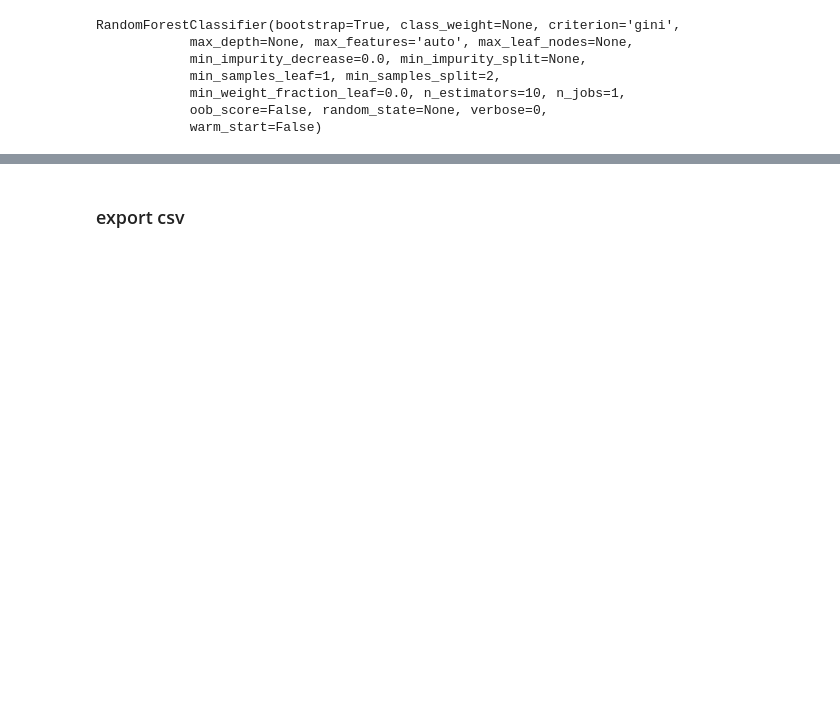
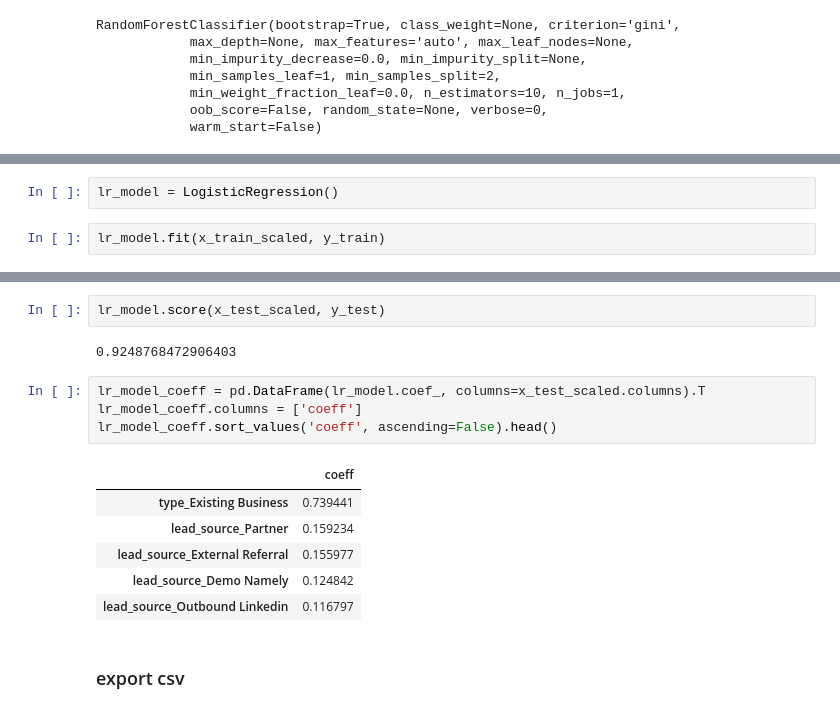
Before and after one commit to YiLuo829/hackathon, a Jupyter notebook: Pipeline.ipynb, the cells around one changed output, grey strips where cells are left out. Cells and saved outputs as stored; diff of their text form; blank space fills up the shorter version.

```diff
--- a/Pipeline.ipynb
+++ b/Pipeline.ipynb
@@ -143,0 +170,4 @@ RandomForestClassifier(bootstrap=True, class_weight=None, criterion='gini',
+# %%
+lr_model = LogisticRegression()
+# %%
+lr_model.fit(x_train_scaled, y_train)
@@ -144,3 +191,18 @@ RandomForestClassifier(bootstrap=True, class_weight=None, criterion='gini',
+# %%
+lr_model.score(x_test_scaled, y_test)
+# %% [output]
+0.9248768472906403
+# %%
+lr_model_coeff = pd.DataFrame(lr_model.coef_, columns=x_test_scaled.columns).T
+lr_model_coeff.columns = ['coeff']
+lr_model_coeff.sort_values('coeff', ascending=False).head()
+# %% [output]
+|  | coeff |
+| type_Existing Business | 0.739441 |
+| lead_source_Partner | 0.159234 |
+| lead_source_External Referral | 0.155977 |
+| lead_source_Demo Namely | 0.124842 |
+| lead_source_Outbound Linkedin | 0.116797 |
 # %% [markdown]
 ### export csv
 # %%
```
Also changed, not shown: parts of 8 cells of this notebook.
